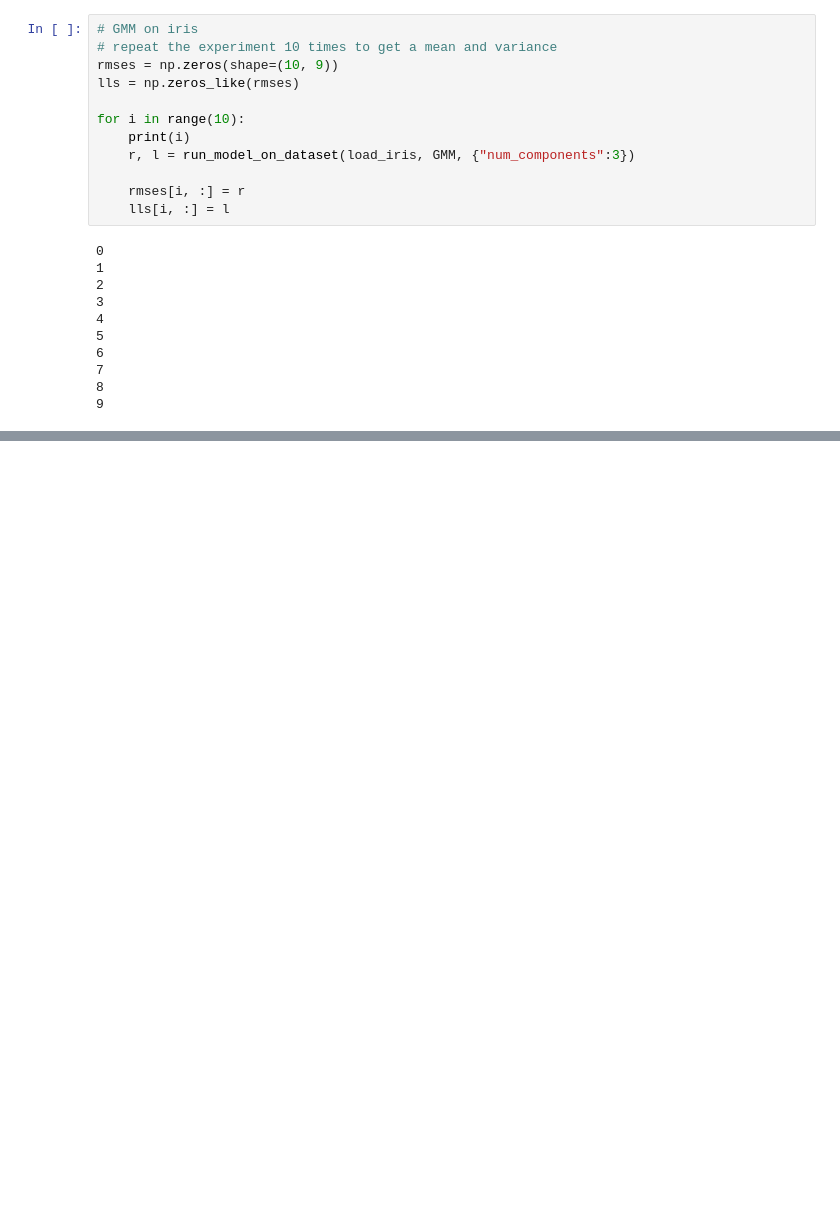
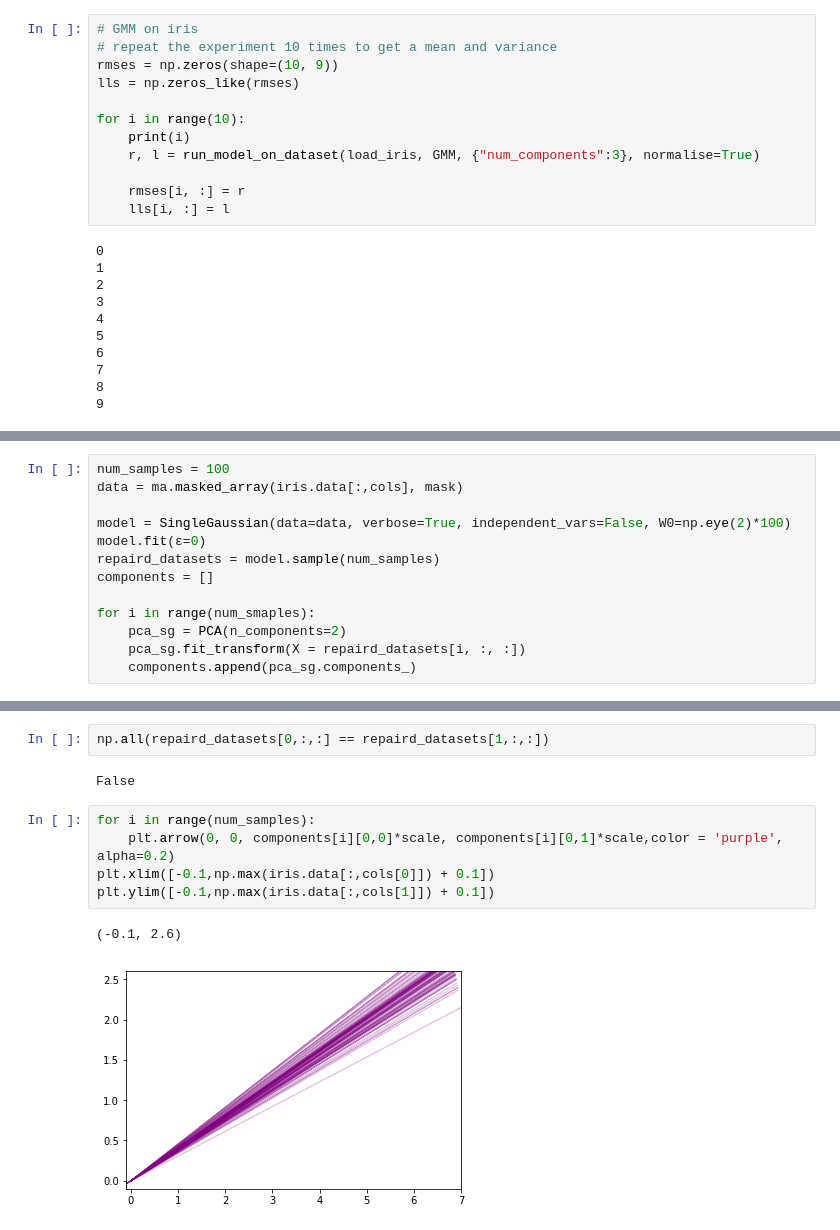
Before and after one commit to JamesAllingham/AutoImpute, a Jupyter notebook: investigations/Analyses for dissertation.ipynb, the cells around one changed output, grey strips where cells are left out. Saved outputs shown, nothing was run; the diff lists cells and outputs as text; blank space fills up the shorter version.

```diff
--- a/investigations/Analyses for dissertation.ipynb
+++ b/investigations/Analyses for dissertation.ipynb
@@ -188,7 +199,7 @@ lls = np.zeros_like(rmses)
 
 for i in range(10):
     print(i)
-    r, l = run_model_on_dataset(load_iris, GMM, {"num_components":3})
+    r, l = run_model_on_dataset(load_iris, GMM, {"num_components":3}, normalise=True)
 
     rmses[i, :] = r
     lls[i, :] = l
@@ -222,0 +305,13 @@ print(np.std(lls, axis=0))
+# %%
+num_samples = 100
+data = ma.masked_array(iris.data[:,cols], mask)
+
+model = SingleGaussian(data=data, verbose=True, independent_vars=False, W0=np.eye(2)*100)
+model.fit(ε=0)
+repaird_datasets = model.sample(num_samples)
+components = []
+
+for i in range(num_smaples):
+    pca_sg = PCA(n_components=2)
+    pca_sg.fit_transform(X = repaird_datasets[i, :, :])
+    components.append(pca_sg.components_)
@@ -222,0 +336,12 @@ print(np.std(lls, axis=0))
+# %%
+np.all(repaird_datasets[0,:,:] == repaird_datasets[1,:,:])
+# %% [output]
+False
+# %%
+for i in range(num_samples):
+    plt.arrow(0, 0, components[i][0,0]*scale, components[i][0,1]*scale,color = 'purple', alpha=0.2)
+plt.xlim([-0.1,np.max(iris.data[:,cols[0]]) + 0.1])
+plt.ylim([-0.1,np.max(iris.data[:,cols[1]]) + 0.1])
+# %% [output]
+(-0.1, 2.6)
+[figure, added]
```
Also changed, not shown: parts of 37 cells of this notebook, 1 other file.
